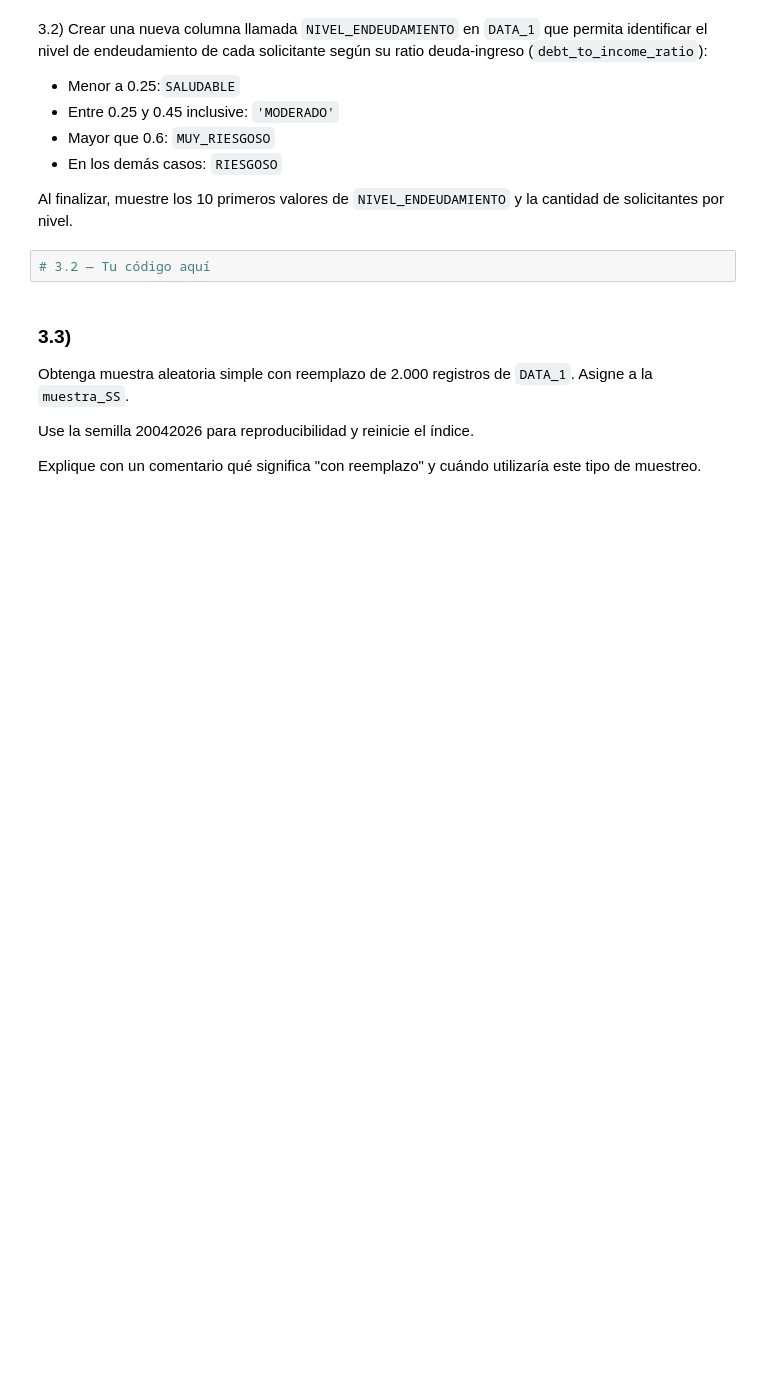
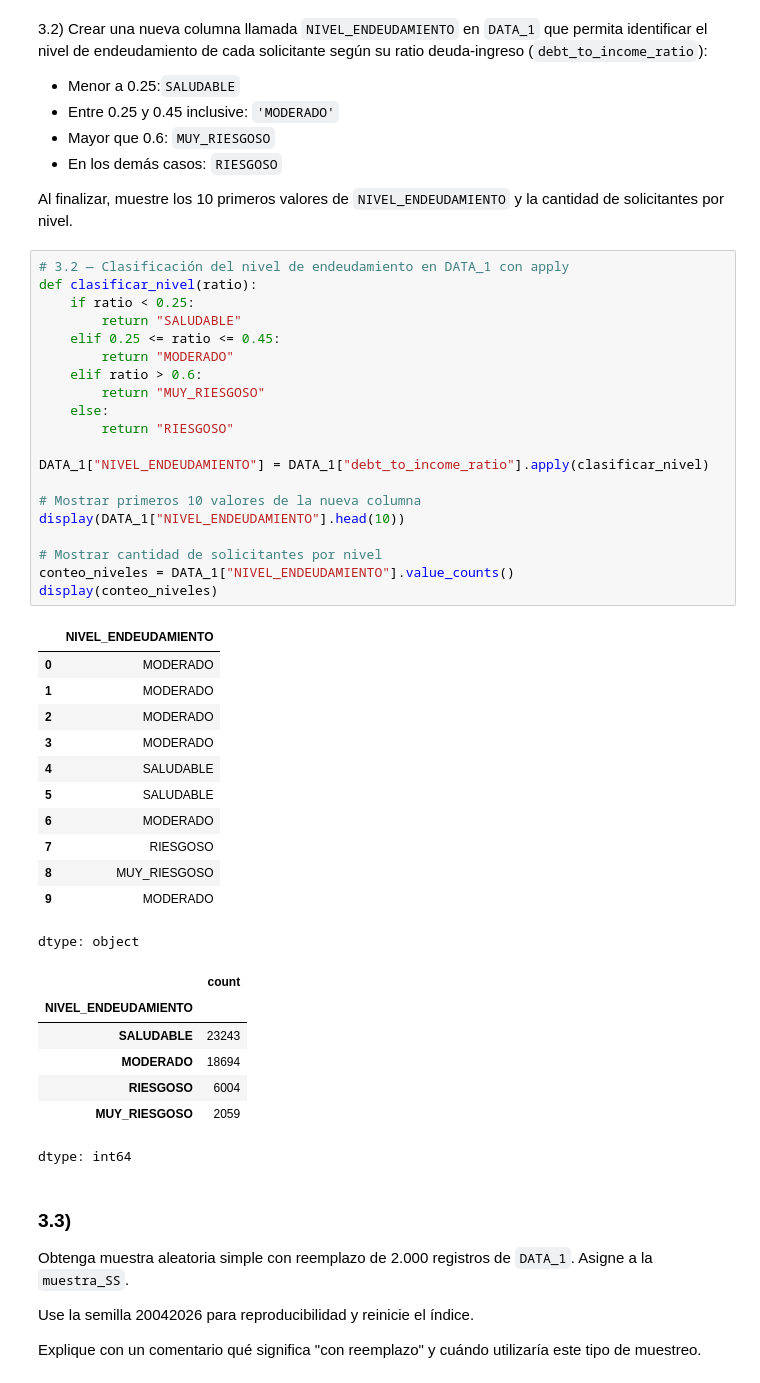
Before and after one commit to alexballera/taller-tgad-fce, a Jupyter notebook: sesiones/primer-parcial/parcial/TPAD_primer_parcial_tema_B.ipynb, the cells around one changed output. Drawn from its saved outputs; the diff is of its cells as text; blank space fills up the shorter version.

```diff
--- a/sesiones/primer-parcial/parcial/TPAD_primer_parcial_tema_B.ipynb
+++ b/sesiones/primer-parcial/parcial/TPAD_primer_parcial_tema_B.ipynb
@@ -259,7 +282,45 @@ Crear una copia del DataFrame llamada `DATA_1`. Explicar con un comentario por q
 
  Al finalizar, muestre los 10 primeros valores de `NIVEL_ENDEUDAMIENTO` y la cantidad de solicitantes por nivel.
 # %%
-# 3.2 — Tu código aquí
+# 3.2 — Clasificación del nivel de endeudamiento en DATA_1 con apply
+def clasificar_nivel(ratio):
+    if ratio < 0.25:
+        return "SALUDABLE"
+    elif 0.25 <= ratio <= 0.45:
+        return "MODERADO"
+    elif ratio > 0.6:
+        return "MUY_RIESGOSO"
+    else:
+        return "RIESGOSO"
+
+DATA_1["NIVEL_ENDEUDAMIENTO"] = DATA_1["debt_to_income_ratio"].apply(clasificar_nivel)
+
+# Mostrar primeros 10 valores de la nueva columna
+display(DATA_1["NIVEL_ENDEUDAMIENTO"].head(10))
+
+# Mostrar cantidad de solicitantes por nivel
+conteo_niveles = DATA_1["NIVEL_ENDEUDAMIENTO"].value_counts()
+display(conteo_niveles)
+# %% [output]
+|  | NIVEL_ENDEUDAMIENTO |
+| 0 | MODERADO |
+| 1 | MODERADO |
+| 2 | MODERADO |
+| 3 | MODERADO |
+| 4 | SALUDABLE |
+| 5 | SALUDABLE |
+| 6 | MODERADO |
+| 7 | RIESGOSO |
+| 8 | MUY_RIESGOSO |
+| 9 | MODERADO |
+dtype: object
+|  | count |
+| NIVEL_ENDEUDAMIENTO |  |
+| SALUDABLE | 23243 |
+| MODERADO | 18694 |
+| RIESGOSO | 6004 |
+| MUY_RIESGOSO | 2059 |
+dtype: int64
 # %% [markdown]
 ### 3.3)
 Obtenga muestra aleatoria simple con reemplazo de 2.000 registros de `DATA_1`.
```
Also changed, not shown: parts of 3 cells of this notebook.
